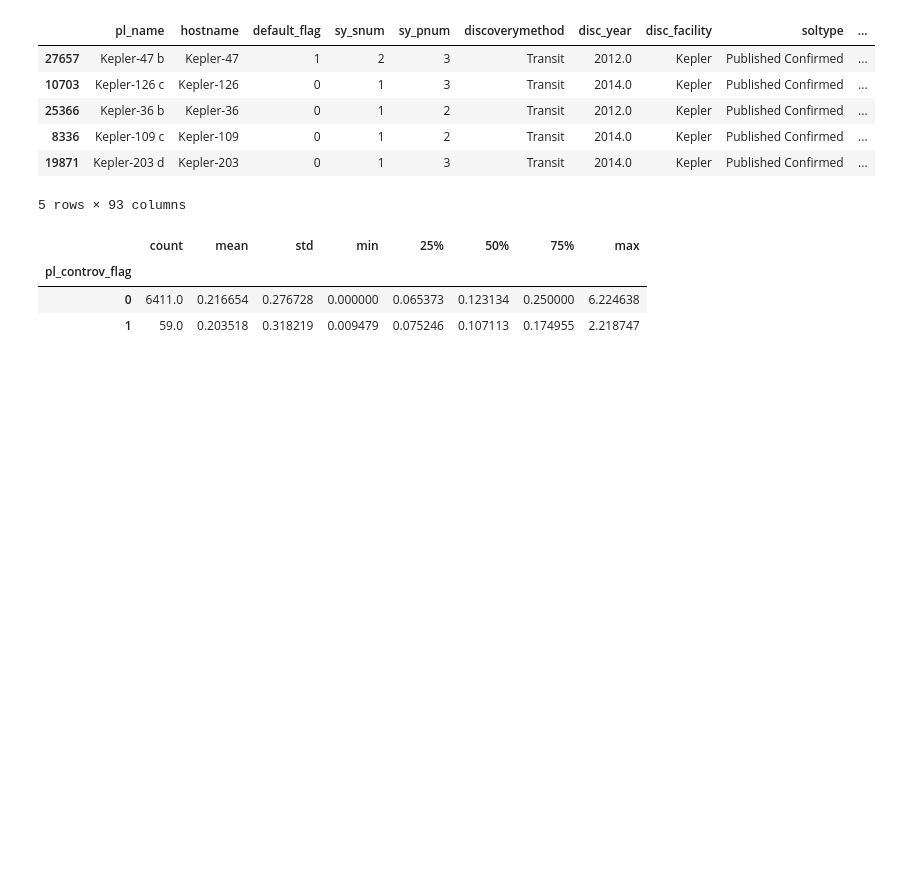
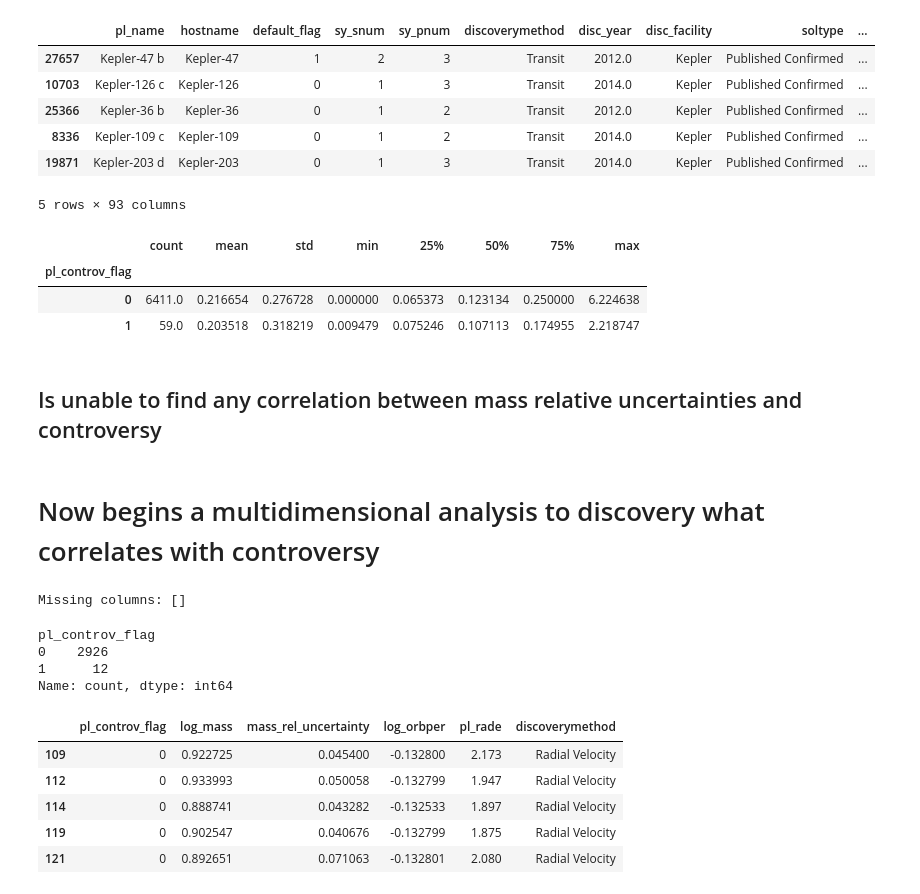
Before and after one commit to danielbnhz/exoplanet-statistical-study, a Jupyter notebook: notebooks/exoplanet-analysis.ipynb, the cells around one changed output. Drawn from its saved outputs; the diff is of its cells as text; code cells hidden in the pictures; blank space fills up the shorter version.

Commit message:
does a multidimensional analysis of the features to see which has predictive power of controversy.

```diff
--- a/notebooks/exoplanet-analysis.ipynb
+++ b/notebooks/exoplanet-analysis.ipynb
@@ -170,3 +170,66 @@ df_unc.groupby('pl_controv_flag')['mass_rel_uncertainty'].describe()
 | pl_controv_flag |  |  |  |  |  |  |  |  |
 | 0 | 6411.0 | 0.216654 | 0.276728 | 0.000000 | 0.065373 | 0.123134 | 0.250000 | 6.224638 |
 | 1 | 59.0 | 0.203518 | 0.318219 | 0.009479 | 0.075246 | 0.107113 | 0.174955 | 2.218747 |
+# %% [markdown]
+## Is unable to find any correlation between mass relative uncertainties and controversy
+# %% [markdown]
+# Now begins a multidimensional analysis to discovery what correlates with controversy
+# %%
+import numpy as np
+import pandas as pd
+
+# Columns we want (only keep those that actually exist)
+cols = ['pl_controv_flag', 'pl_bmasse', 'pl_bmasseerr1', 'pl_bmasseerr2',
+        'pl_orbper', 'pl_rade', 'discoverymethod']
+
+missing = [c for c in cols if c not in df.columns]
+print("Missing columns:", missing)
+
+dfm = df[[c for c in cols if c in df.columns]].copy()
+
+# Basic cleaning: keep target present
+dfm = dfm.dropna(subset=['pl_controv_flag'])
+
+# Keep positive values where needed
+if 'pl_bmasse' in dfm: dfm = dfm[dfm['pl_bmasse'].isna() | (dfm['pl_bmasse'] > 0)]
+if 'pl_orbper' in dfm: dfm = dfm[dfm['pl_orbper'].isna() | (dfm['pl_orbper'] > 0)]
+if 'pl_rade' in dfm: dfm = dfm[dfm['pl_rade'].isna() | (dfm['pl_rade'] > 0)]
+# %% [output]
+Missing columns: []
+# %%
+# Relative mass uncertainty (only where we have all three)
+if {'pl_bmasse','pl_bmasseerr1','pl_bmasseerr2'}.issubset(dfm.columns):
+    dfm['mass_rel_uncertainty'] = (
+        (dfm['pl_bmasseerr1'].abs() + dfm['pl_bmasseerr2'].abs()) / 2
+    ) / dfm['pl_bmasse']
+else:
+    dfm['mass_rel_uncertainty'] = np.nan
+
+# Logs (help with skew)
+dfm['log_mass'] = np.log10(dfm['pl_bmasse']) if 'pl_bmasse' in dfm else np.nan
+dfm['log_orbper'] = np.log10(dfm['pl_orbper']) if 'pl_orbper' in dfm else np.nan
+
+# Optional: cap ridiculous uncertainty to reduce outlier domination
+dfm['mass_rel_uncertainty'] = dfm['mass_rel_uncertainty'].clip(upper=3)
+# %%
+feature_cols = []
+for c in ['log_mass','mass_rel_uncertainty','log_orbper','pl_rade','discoverymethod']:
+    if c in dfm.columns:
+        feature_cols.append(c)
+
+model_df = dfm[['pl_controv_flag'] + feature_cols].dropna()
+model_df['pl_controv_flag'] = model_df['pl_controv_flag'].astype(int)
+
+print(model_df['pl_controv_flag'].value_counts())
+model_df.head()
+# %% [output]
+pl_controv_flag
+0    2926
+1      12
+Name: count, dtype: int64
+|  | pl_controv_flag | log_mass | mass_rel_uncertainty | log_orbper | pl_rade | discoverymethod |
+| 109 | 0 | 0.922725 | 0.045400 | -0.132800 | 2.173 | Radial Velocity |
+| 112 | 0 | 0.933993 | 0.050058 | -0.132799 | 1.947 | Radial Velocity |
+| 114 | 0 | 0.888741 | 0.043282 | -0.132533 | 1.897 | Radial Velocity |
+| 119 | 0 | 0.902547 | 0.040676 | -0.132799 | 1.875 | Radial Velocity |
+| 121 | 0 | 0.892651 | 0.071063 | -0.132801 | 2.080 | Radial Velocity |
```
Also changed, not shown: parts of 9 cells of this notebook.
